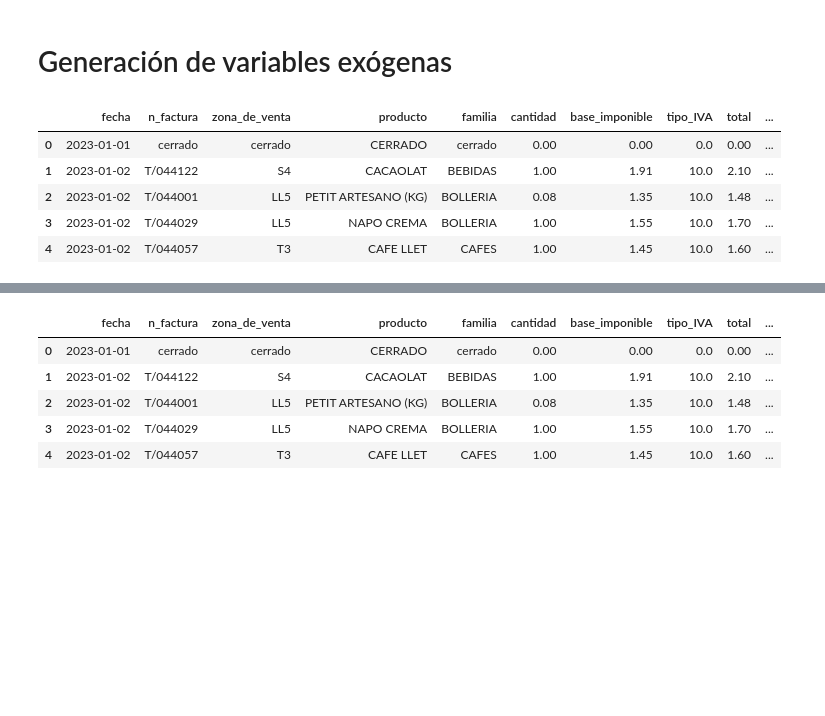
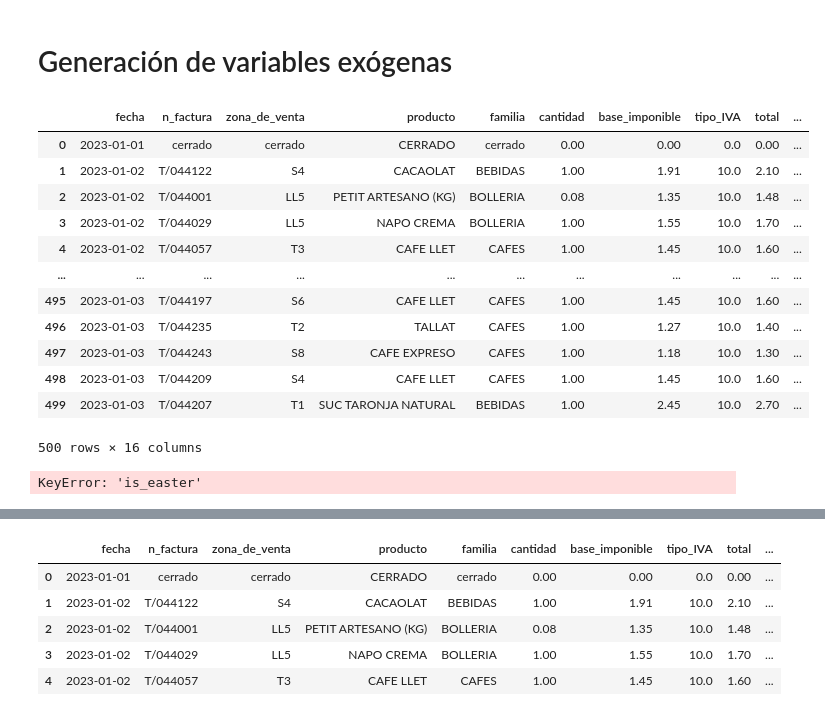
Before and after one commit to joquifer2/mlops_fleca_project, a Jupyter notebook: notebooks/v2_01_load_raw_data.ipynb, the cells around one changed output, grey strips where cells are left out. Cells and saved outputs as stored; diff of their text form; code cells hidden in the pictures; blank space fills up the shorter version.

```diff
--- a/notebooks/v2_01_load_raw_data.ipynb
+++ b/notebooks/v2_01_load_raw_data.ipynb
@@ -459,26 +459,46 @@ df_fleca.head()
 # %%
 df_fleca['fecha'] = pd.to_datetime(df_fleca['fecha'])
 
 df_fleca['month'] = df_fleca['fecha'].dt.month
 # El método .dt.dayofweek ya asigna 0 para lunes y 6 para domingo, por lo que no es necesario modificar nada.
 df_fleca['day_of_week'] = df_fleca['fecha'].dt.dayofweek
 df_fleca['is_weekend'] = df_fleca['day_of_week'].isin([5, 6]).astype(int)
 df_fleca['is_summer_peak'] = df_fleca['month'].isin([7, 8]).astype(int)
 
-df_fleca.head()
+df_fleca.head(500)
 # %% [output]
 |  | fecha | n_factura | zona_de_venta | producto | familia | cantidad | base_imponible | tipo_IVA | total | ... |
 | 0 | 2023-01-01 | cerrado | cerrado | CERRADO | cerrado | 0.00 | 0.00 | 0.0 | 0.00 | ... |
 | 1 | 2023-01-02 | T/044122 | S4 | CACAOLAT | BEBIDAS | 1.00 | 1.91 | 10.0 | 2.10 | ... |
 | 2 | 2023-01-02 | T/044001 | LL5 | PETIT ARTESANO (KG) | BOLLERIA | 0.08 | 1.35 | 10.0 | 1.48 | ... |
 | 3 | 2023-01-02 | T/044029 | LL5 | NAPO CREMA | BOLLERIA | 1.00 | 1.55 | 10.0 | 1.70 | ... |
 | 4 | 2023-01-02 | T/044057 | T3 | CAFE LLET | CAFES | 1.00 | 1.45 | 10.0 | 1.60 | ... |
+| ... | ... | ... | ... | ... | ... | ... | ... | ... | ... | ... |
+| 495 | 2023-01-03 | T/044197 | S6 | CAFE LLET | CAFES | 1.00 | 1.45 | 10.0 | 1.60 | ... |
+| 496 | 2023-01-03 | T/044235 | T2 | TALLAT | CAFES | 1.00 | 1.27 | 10.0 | 1.40 | ... |
+| 497 | 2023-01-03 | T/044243 | S8 | CAFE EXPRESO | CAFES | 1.00 | 1.18 | 10.0 | 1.30 | ... |
+| 498 | 2023-01-03 | T/044209 | S4 | CAFE LLET | CAFES | 1.00 | 1.45 | 10.0 | 1.60 | ... |
+| 499 | 2023-01-03 | T/044207 | T1 | SUC TARONJA NATURAL | BEBIDAS | 1.00 | 2.45 | 10.0 | 2.70 | ... |
+500 rows × 16 columns
 # %%
-# Crear la columna is_easter para los días de Semana Santa indicados
-easter_dates = (
-    pd.date_range('2023-04-02', '2023-04-09').tolist() +
-    pd.date_range('2024-03-24', '2024-03-31').tolist() +
-    pd.date_range('2025-04-13', '2025-04-20').tolist()
-)
+import pandas as pd
 
-df_fleca['is_easter'] = df_fleca['fecha'].isin(easter_dates).astype(int)
+# Partimos de df_fleca ya corregido
+df = df_fleca.copy()
+df['fecha'] = pd.to_datetime(df['fecha'])
+
+# Filtramos solo los días marcados como is_easter
+df_e = df.loc[df['is_easter'] == 1].copy()
+
+# 1) Número de fechas únicas marcadas por año
+counts = df_e.groupby(df_e['fecha'].dt.year)['fecha'].apply(lambda x: x.dt.date.nunique())
+print("Días únicos marcados como Semana Santa por año:")
+print(counts)
+
+# 2) Listado de las fechas marcadas por año
+print("\nFechas marcadas como Semana Santa por año:")
+for year, group in df_e.groupby(df_e['fecha'].dt.year):
+    unique_days = sorted(group['fecha'].dt.date.unique())
+    print(f"{year} ({len(unique_days)} días): {unique_days}")
+# %% [output]
+KeyError: 'is_easter'
```
Also changed, not shown: parts of 3 cells of this notebook, 3 other files.
